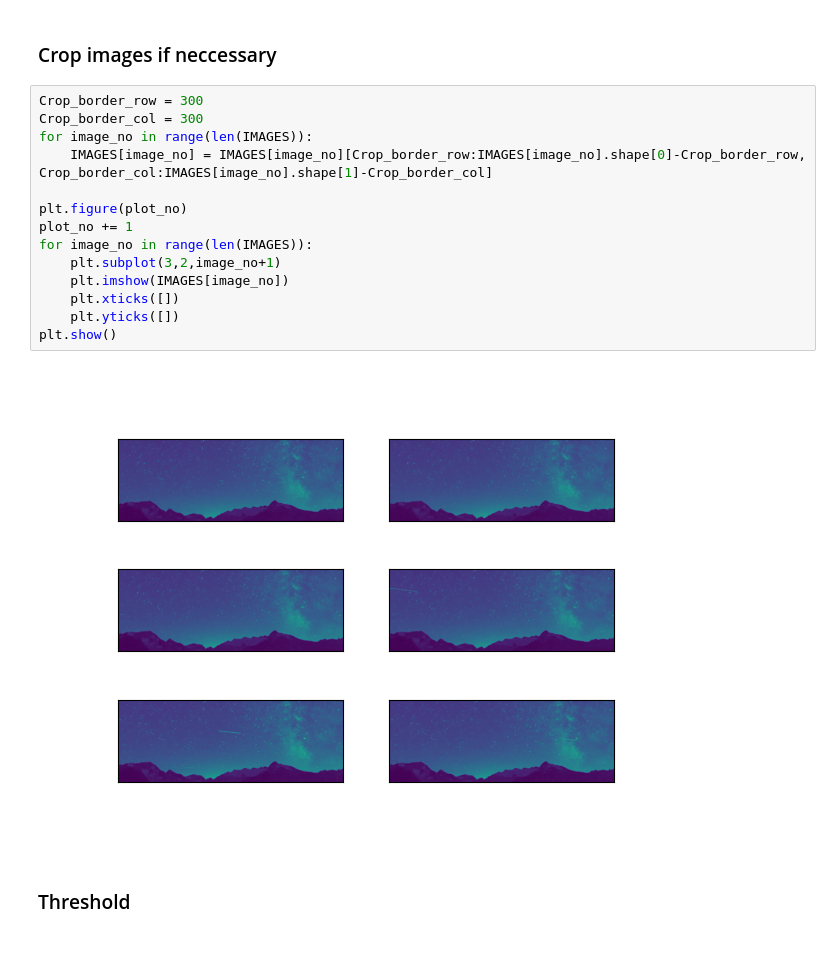
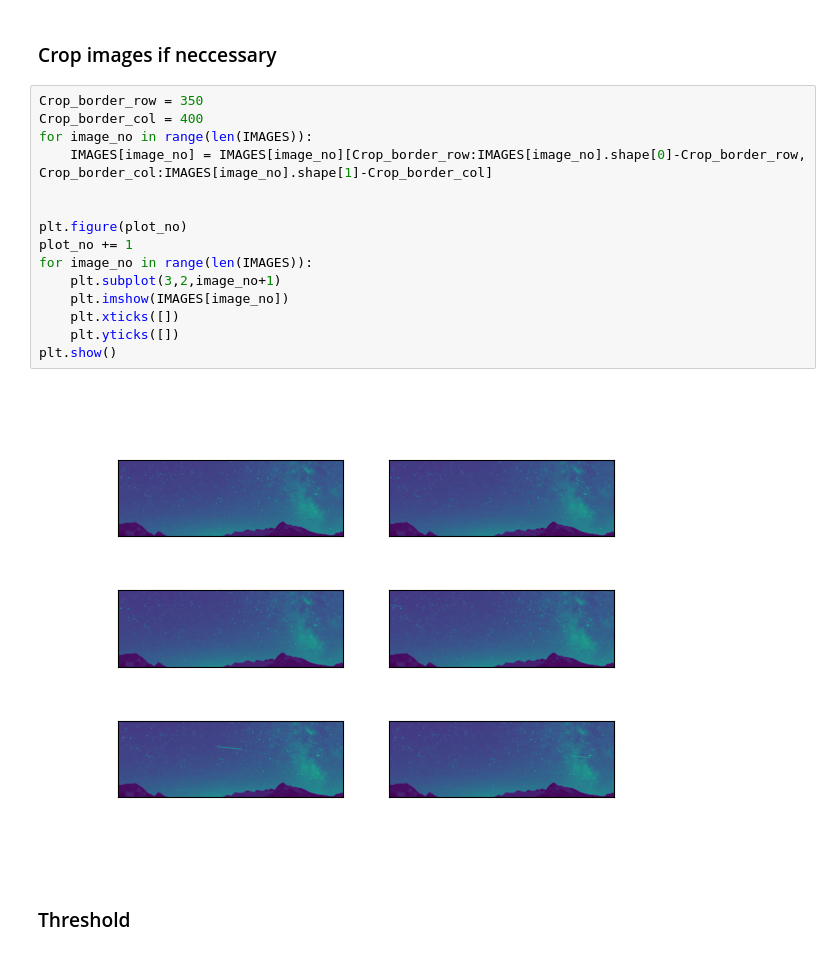
Before and after one commit to harivignesh777/DIP_course_project, a Jupyter notebook: Termproject.ipynb, the cells around one changed output. Drawn from its saved outputs; the diff is of its cells as text.

```diff
--- a/Termproject.ipynb
+++ b/Termproject.ipynb
@@ -36,21 +38,22 @@ plt.show()
 # %% [markdown]
 ### Crop images if neccessary
 # %%
-Crop_border_row = 300
-Crop_border_col = 300
+Crop_border_row = 350
+Crop_border_col = 400
 for image_no in range(len(IMAGES)):
     IMAGES[image_no] = IMAGES[image_no][Crop_border_row:IMAGES[image_no].shape[0]-Crop_border_row, Crop_border_col:IMAGES[image_no].shape[1]-Crop_border_col]
+
 
 plt.figure(plot_no)
 plot_no += 1
 for image_no in range(len(IMAGES)):
     plt.subplot(3,2,image_no+1)
     plt.imshow(IMAGES[image_no])
     plt.xticks([])
     plt.yticks([])
 plt.show()
 # %% [output]
-[figure, old version]
+[figure, new version]
 # %% [markdown]
 ### Threshold
 # %%
```
Also changed, not shown: parts of 6 cells of this notebook.
